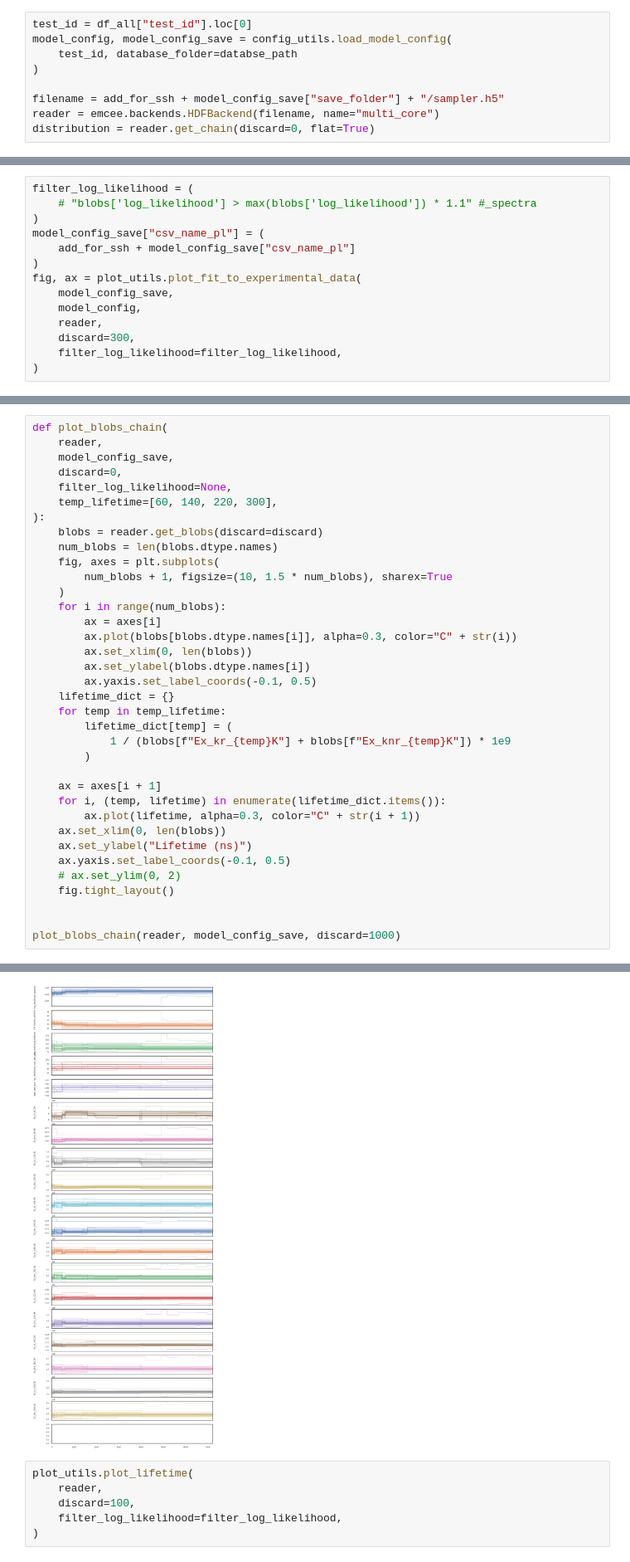
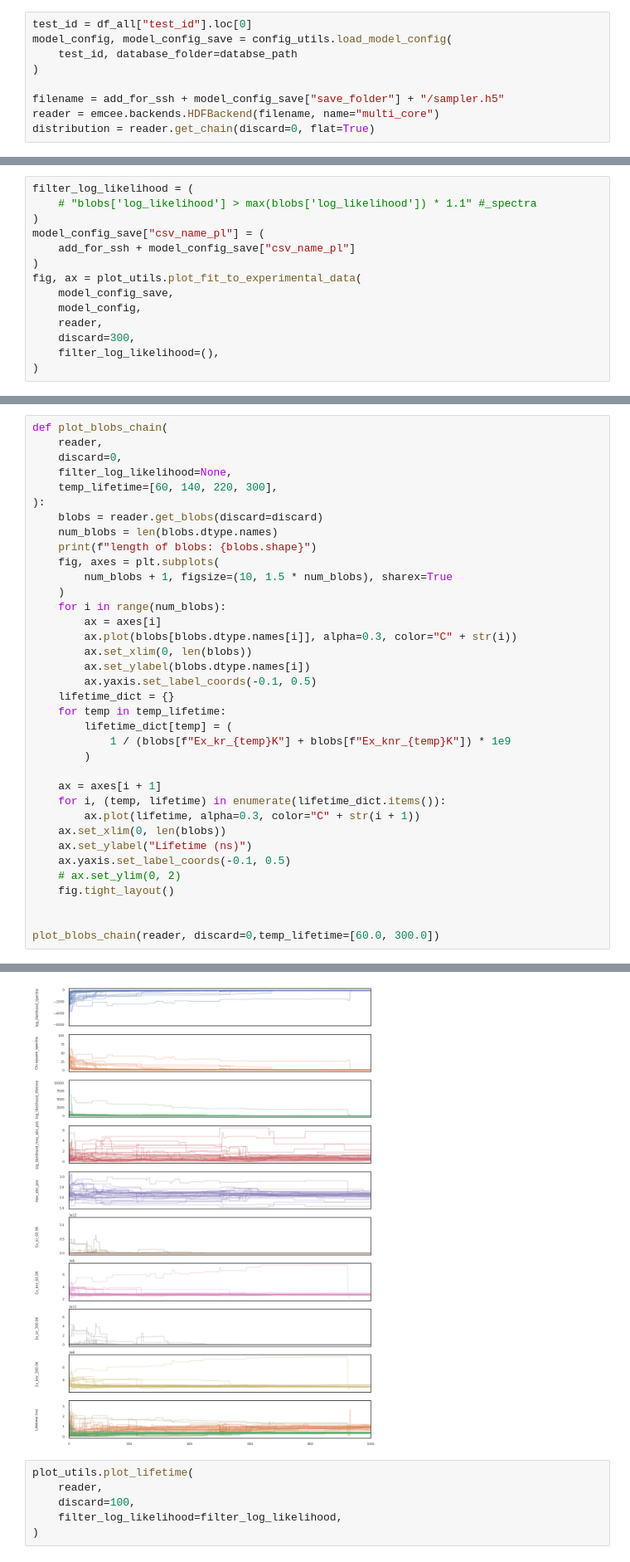
Before and after one commit to mohammedazzouzi15/pl_temp_fit, a Jupyter notebook: notebook/2_analyse_sampling_output_PL.ipynb, the cells around one changed output, grey strips where cells are left out. Shown at 83% size. Cells and saved outputs as stored; diff of their text form.

```diff
--- a/notebook/2_analyse_sampling_output_PL.ipynb
+++ b/notebook/2_analyse_sampling_output_PL.ipynb
@@ -170,6 +181,6 @@ fig, ax = plot_utils.plot_fit_to_experimental_data(
     model_config,
     reader,
     discard=300,
-    filter_log_likelihood=filter_log_likelihood,
+    filter_log_likelihood=(),
 )
 # %% [output]
@@ -219,13 +228,13 @@ plot_utils.plot_corner(
 # %%
 def plot_blobs_chain(
     reader,
-    model_config_save,
     discard=0,
     filter_log_likelihood=None,
     temp_lifetime=[60, 140, 220, 300],
 ):
     blobs = reader.get_blobs(discard=discard)
     num_blobs = len(blobs.dtype.names)
+    print(f"length of blobs: {blobs.shape}")
     fig, axes = plt.subplots(
         num_blobs + 1, figsize=(10, 1.5 * num_blobs), sharex=True
     )
@@ -251,5 +260,5 @@ def plot_blobs_chain(
     fig.tight_layout()
 
 
-plot_blobs_chain(reader, model_config_save, discard=1000)
+plot_blobs_chain(reader, discard=0,temp_lifetime=[60.0, 300.0])
 # %% [output]
@@ -257,4 +266,4 @@ ValueError: no field of name Ex_kr_60K
-[figure, old version]
+[figure, new version]
 # %%
 plot_utils.plot_lifetime(
     reader,
```
Also changed, not shown: parts of 9 cells of this notebook, 9 other files.
